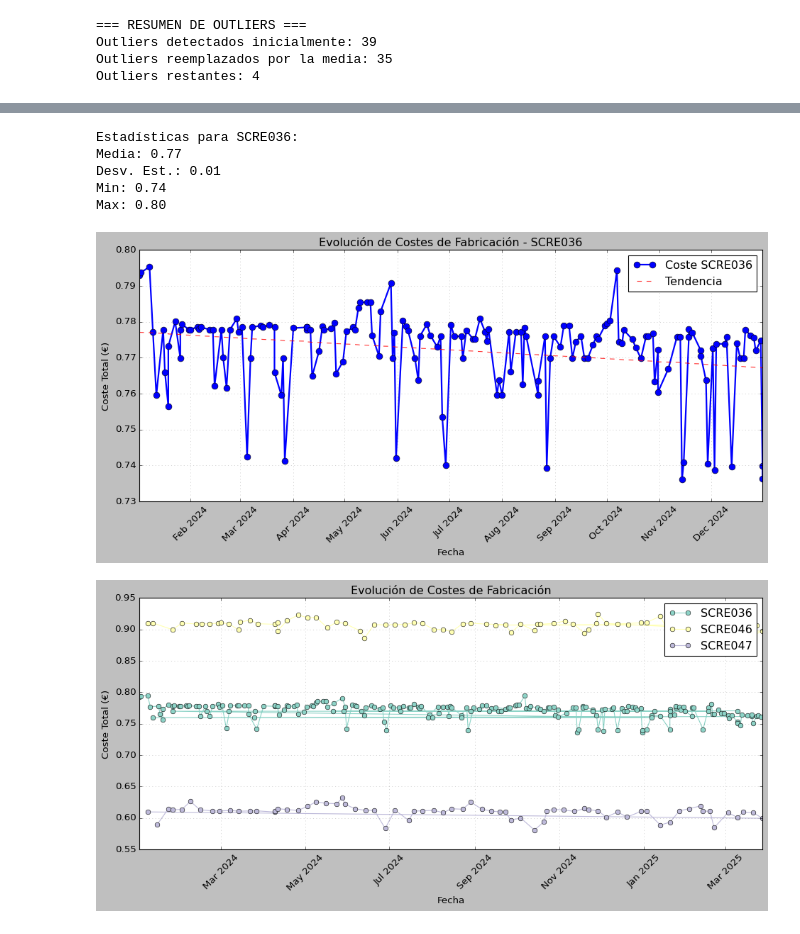
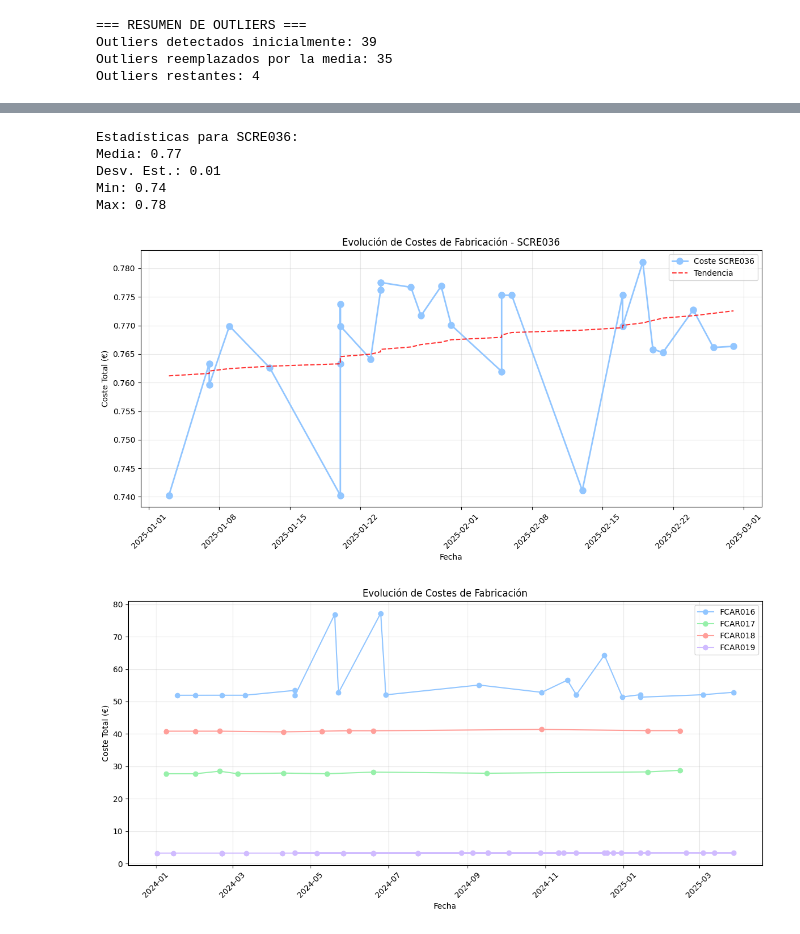
Before and after one commit to lauvepas/calco, a Jupyter notebook: notebooks/test.ipynb, the cells around one changed output, grey strips where cells are left out. Cells and saved outputs as stored; diff of their text form; code cells hidden in the pictures.

Commit message:
Improve visualizations_manager.py

```diff
--- a/notebooks/test.ipynb
+++ b/notebooks/test.ipynb
@@ -223,24 +208,24 @@ memory usage: 103.0+ KB
 # %%
 # Crear el visualizador
 viz_manager = VisualizationManager(costes_fabricacion, Parameters.costes_fabricacion)
 
 # Visualizar un artículo específico
 viz_manager.plot_time_series(
     articulo='SCRE036',
-    start_date='2024-01-01',
-    end_date='2024-12-31'
+    start_date='2025-01-01',
+    end_date='2025-02-28'
 )
 # %% [output]
 Estadísticas para SCRE036:
 Media: 0.77
 Desv. Est.: 0.01
 Min: 0.74
-Max: 0.80
+Max: 0.78
-[figure, old version]
+[figure, new version]
 # %%
 # Comparar varios artículos
 viz_manager.plot_multiple_time_series(
-    articulos=['SCRE036', 'SCRE046', 'SCRE047']
+    articulos=['FCAR016', 'FCAR017', 'FCAR018', 'FCAR019']
 )
 # %% [output]
-[figure, old version]
+[figure, new version]
```
Also changed, not shown: parts of 3 cells of this notebook, 1 other file.
